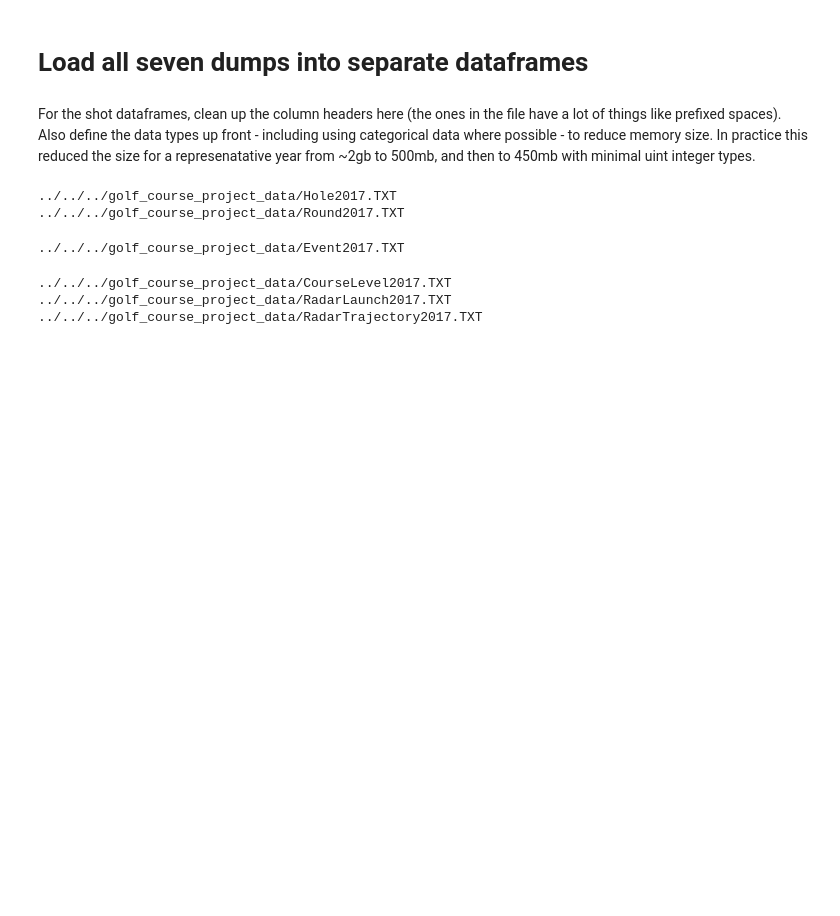
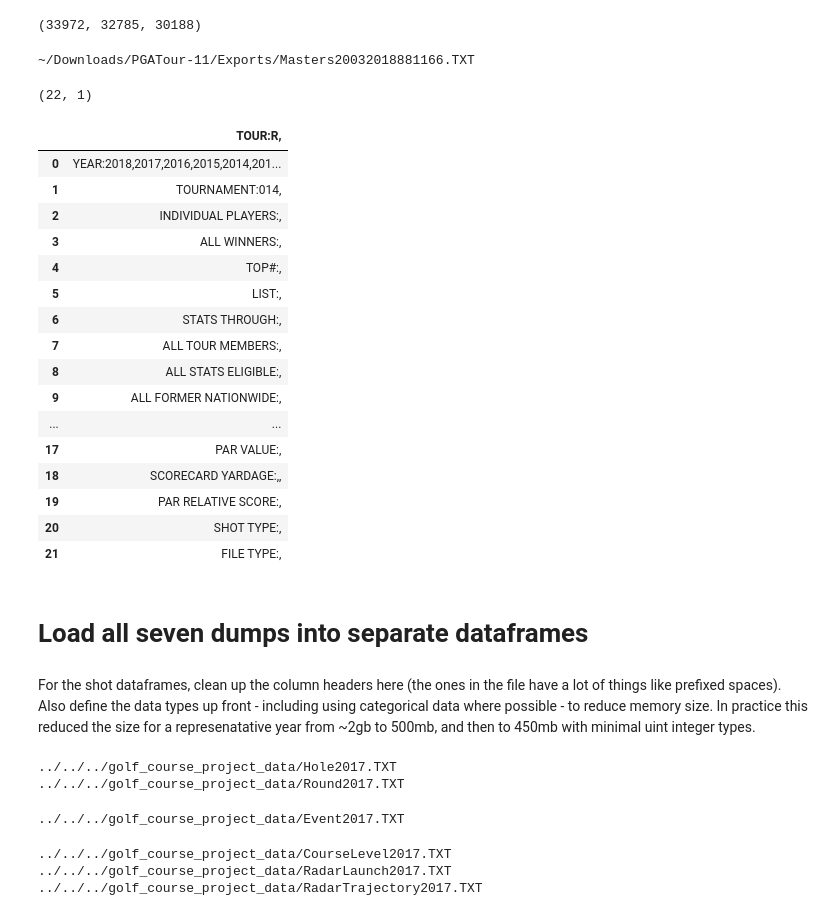
Before and after one commit to awfuldynne/golf_course_project, a Jupyter notebook: personal/andrewe/Data Dump Scratch.ipynb, the cells around one changed output. Saved outputs shown, nothing was run; the diff lists cells and outputs as text; code cells hidden in the pictures; blank space fills up the shorter version.

Commit message:
More experiments with shot data.

```diff
--- a/personal/andrewe/Data Dump Scratch.ipynb
+++ b/personal/andrewe/Data Dump Scratch.ipynb
@@ -13,3 +95,35 @@ pd.options.display.max_rows = 300
+# %%
+(len(d_2017orig[d_2017orig[' Tournament Name'] == 'PGA Championship']),
+len(d_2017orig[d_2017orig[' Tournament Name'] == 'U.S. Open']),
+len(d_2017orig[d_2017orig[' Tournament Name'] == 'Genesis Open']))
+# %% [output]
+(33972, 32785, 30188)
+# %%
+d_masters20032018 = get_shotlink_df('Masters20032018881166.TXT','~/Downloads/PGATour-11/Exports/')
+d_masters20032018.shape
+# %% [output]
+~/Downloads/PGATour-11/Exports/Masters20032018881166.TXT
+(22, 1)
+# %%
+d_masters20032018
+# %% [output]
+|  | TOUR:R, |
+| 0 | YEAR:2018,2017,2016,2015,2014,201... |
+| 1 | TOURNAMENT:014, |
+| 2 | INDIVIDUAL PLAYERS:, |
+| 3 | ALL WINNERS:, |
+| 4 | TOP#:, |
+| 5 | LIST:, |
+| 6 | STATS THROUGH:, |
+| 7 | ALL TOUR MEMBERS:, |
+| 8 | ALL STATS ELIGIBLE:, |
+| 9 | ALL FORMER NATIONWIDE:, |
+| ... | ... |
+| 17 | PAR VALUE:, |
+| 18 | SCORECARD YARDAGE:,, |
+| 19 | PAR RELATIVE SCORE:, |
+| 20 | SHOT TYPE:, |
+| 21 | FILE TYPE:, |
 # %% [markdown]
 # Load all seven dumps into separate dataframes
 # %% [markdown]
```
Also changed, not shown: parts of 8 cells of this notebook, 1 other file.
